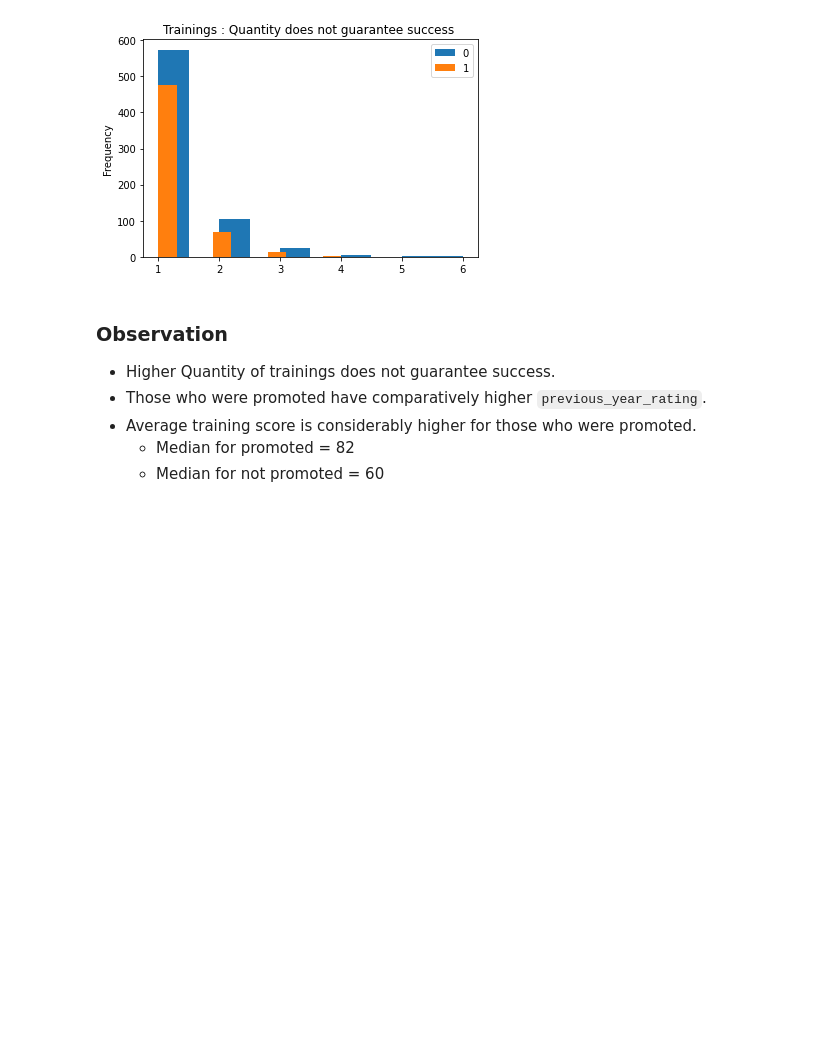
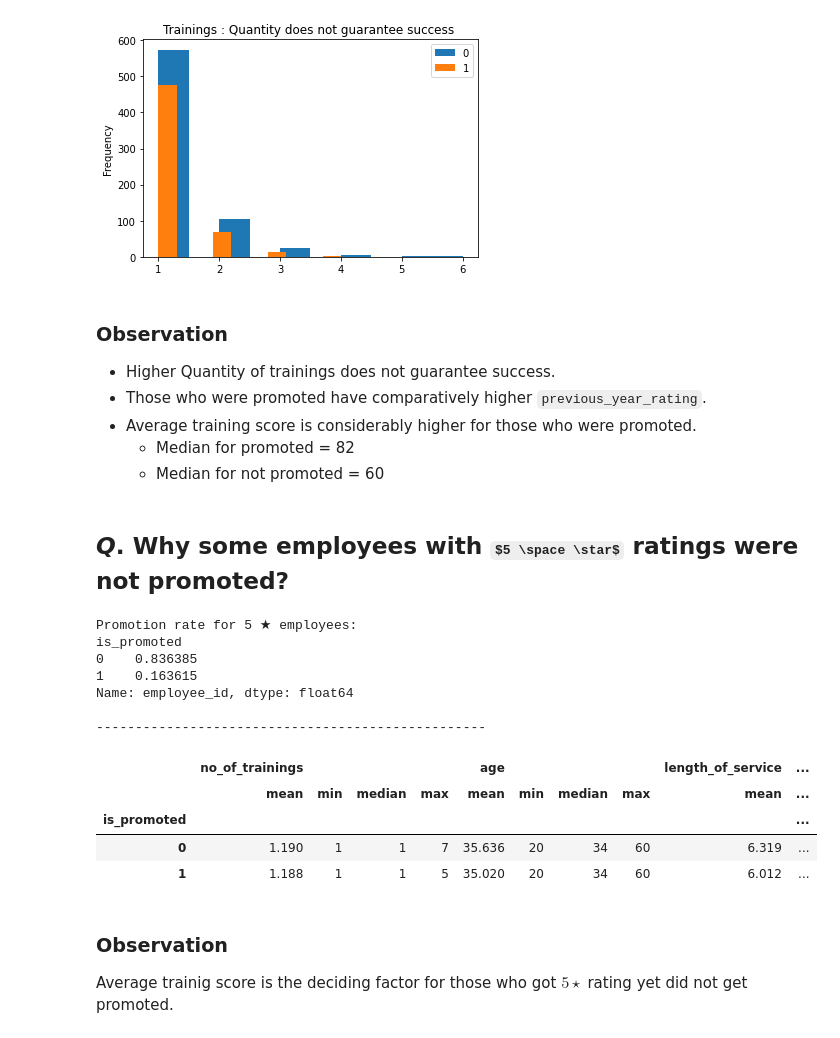
Before and after one commit to gunnerVivek/Employee-Promotion, a Jupyter notebook: 1-Analysis.ipynb, the cells around one changed output. Cells and saved outputs as stored; diff of their text form; code cells hidden in the pictures; some formulas as TeX source; blank space fills up the shorter version.

Commit message:
notebook: Add hypothesis for those Employees with 5* rating that were not promoted

```diff
--- a/1-Analysis.ipynb
+++ b/1-Analysis.ipynb
@@ -921,3 +921,29 @@ plt.show()
 - Average training score is considerably higher for those who were promoted.
     - Median for promoted = 82
     - Median for not promoted = 60
+# %% [markdown]
+## *Q*. Why some employees with $5 \space \star$ ratings were not promoted?
+# %%
+star = u'\u2605'
+print(f'Promotion rate for 5 {star} employees:')
+print(train_data[train_data.previous_year_rating == 5].groupby('is_promoted')['employee_id'].count()/ train_data[train_data.previous_year_rating == 5].shape[0])
+
+print()
+print('-'*50, end='\n\n')
+train_data[train_data.previous_year_rating == 5].groupby('is_promoted')[['no_of_trainings', 'age', 'length_of_service', 'avg_training_score']].agg(['mean', 'min', 'median', 'max']).round(3)
+# %% [output]
+Promotion rate for 5 ★ employees:
+is_promoted
+0    0.836385
+1    0.163615
+Name: employee_id, dtype: float64
+
+--------------------------------------------------
+|  | no_of_trainings |  |  |  | age |  |  |  | length_of_service | ... |
+|  | mean | min | median | max | mean | min | median | max | mean | ... |
+| is_promoted |  |  |  |  |  |  |  |  |  | ... |
+| 0 | 1.190 | 1 | 1 | 7 | 35.636 | 20 | 34 | 60 | 6.319 | ... |
+| 1 | 1.188 | 1 | 1 | 5 | 35.020 | 20 | 34 | 60 | 6.012 | ... |
+# %% [markdown]
+### Observation
+Average trainig score is the deciding factor for those who got $5 \star$ rating  yet did not get promoted.
```
